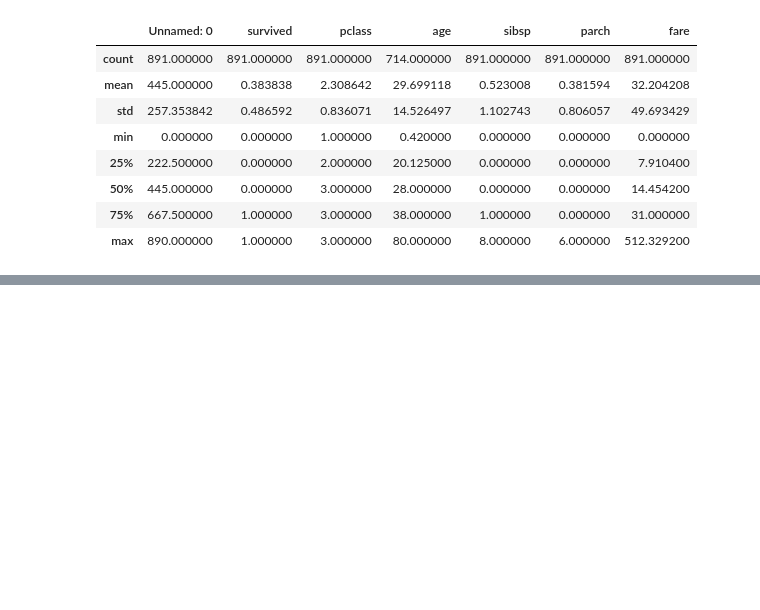
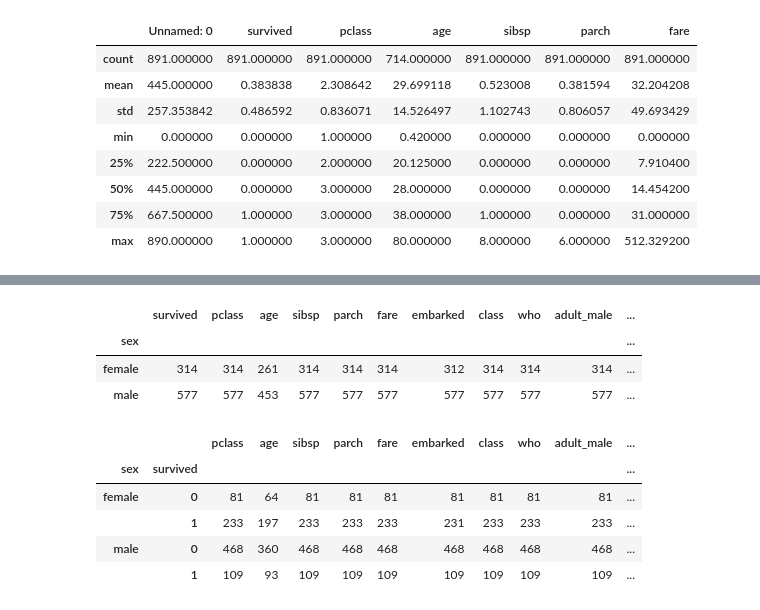
Before and after one commit to yunus6390/PKC2023, a Jupyter notebook: day_9/pandas_day9.ipynb, the cells around one changed output, grey strips where cells are left out. Saved outputs shown, nothing was run; the diff lists cells and outputs as text; code cells hidden in the pictures; blank space fills up the shorter version.

```diff
--- a/day_9/pandas_day9.ipynb
+++ b/day_9/pandas_day9.ipynb
@@ -169,0 +228,16 @@ df.describe()
+# %%
+df.groupby(['sex']).count()
+# %% [output]
+|  | survived | pclass | age | sibsp | parch | fare | embarked | class | who | adult_male | ... |
+| sex |  |  |  |  |  |  |  |  |  |  | ... |
+| female | 314 | 314 | 261 | 314 | 314 | 314 | 312 | 314 | 314 | 314 | ... |
+| male | 577 | 577 | 453 | 577 | 577 | 577 | 577 | 577 | 577 | 577 | ... |
+# %%
+df.groupby(['sex','survived']).count()
+# %% [output]
+|  |  | pclass | age | sibsp | parch | fare | embarked | class | who | adult_male | ... |
+| sex | survived |  |  |  |  |  |  |  |  |  | ... |
+| female | 0 | 81 | 64 | 81 | 81 | 81 | 81 | 81 | 81 | 81 | ... |
+|  | 1 | 233 | 197 | 233 | 233 | 233 | 231 | 233 | 233 | 233 | ... |
+| male | 0 | 468 | 360 | 468 | 468 | 468 | 468 | 468 | 468 | 468 | ... |
+|  | 1 | 109 | 93 | 109 | 109 | 109 | 109 | 109 | 109 | 109 | ... |
```
Also changed, not shown: parts of 9 cells of this notebook, 3 other files.
